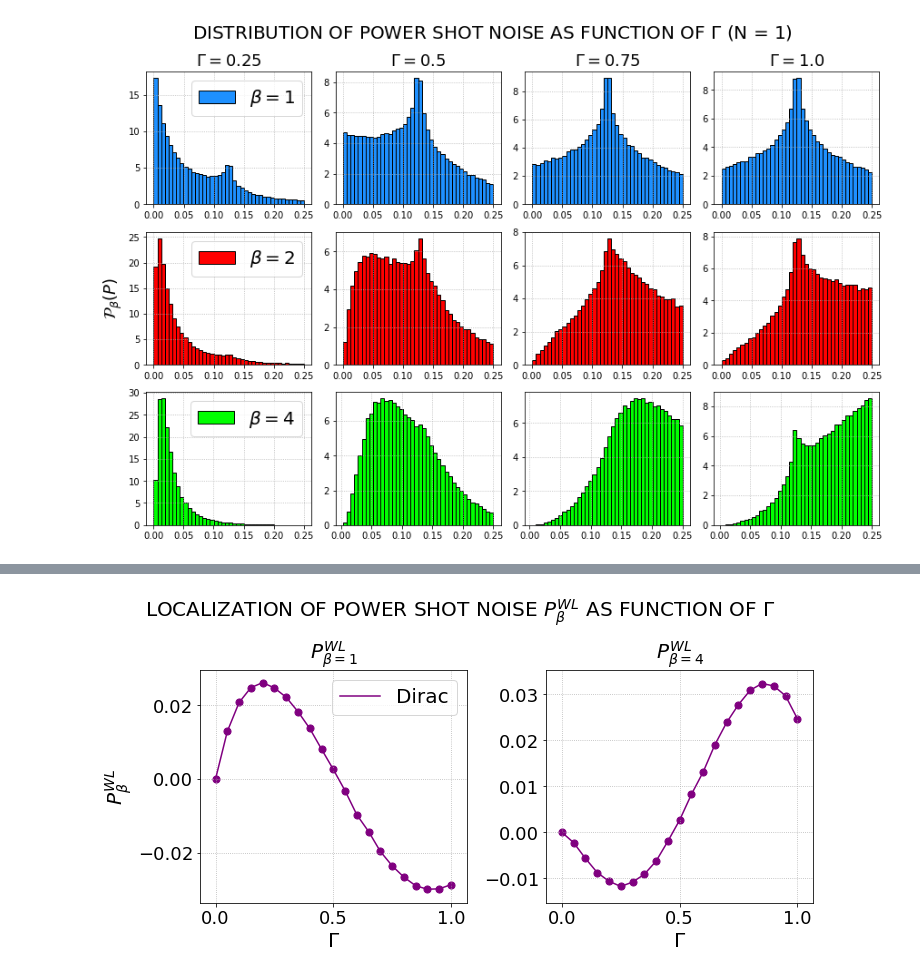
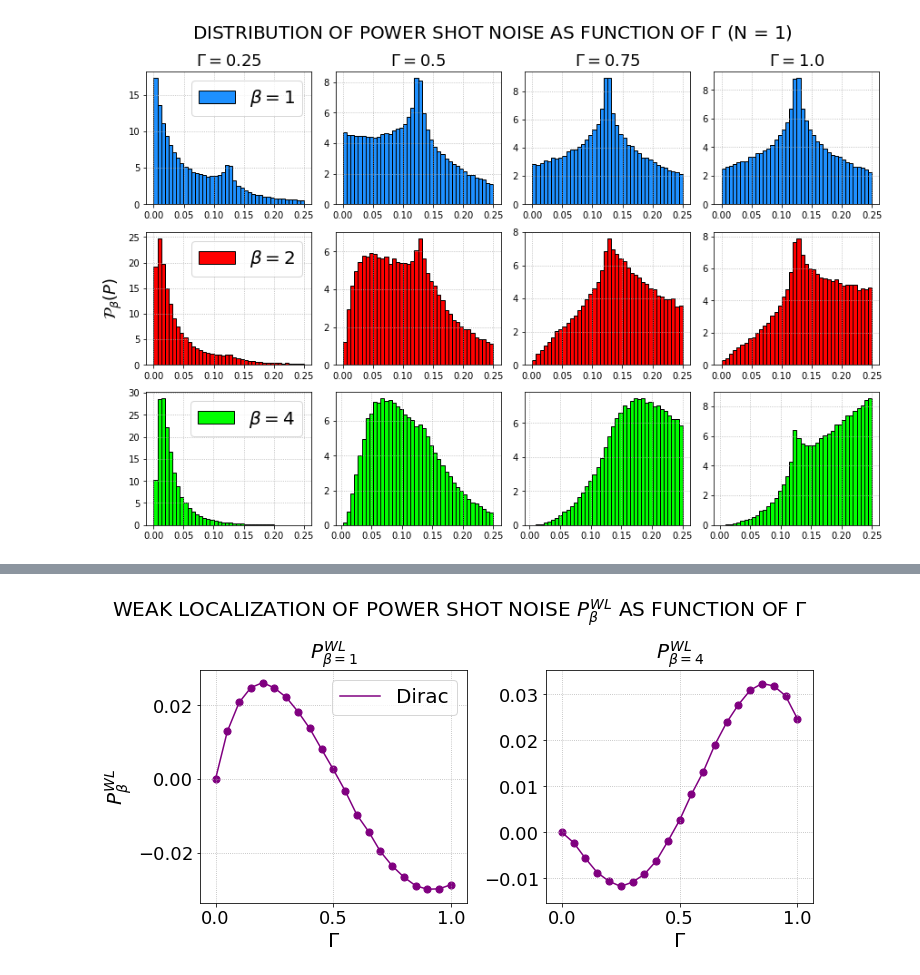
Before and after one commit to Rafffaelb/Dirac_Billiard, a Jupyter notebook: Chiral/Data_Analysis/Dirac_Conductance_ShotNoise.ipynb, the cells around one changed output, grey strips where cells are left out. Saved outputs shown, nothing was run; the diff lists cells and outputs as text; code cells hidden in the pictures.

```diff
--- a/Chiral/Data_Analysis/Dirac_Conductance_ShotNoise.ipynb
+++ b/Chiral/Data_Analysis/Dirac_Conductance_ShotNoise.ipynb
@@ -768,34 +768,34 @@ for j in range(0,2):
 # %%
 fig, axs = plt.subplots(1,2, figsize = (10,5), constrained_layout = True)
 
-fig.suptitle(r'LOCALIZATION OF POWER SHOT NOISE $P^{WL}_{\beta}$ AS FUNCTION OF $\Gamma$', fontsize = 20)
+fig.suptitle(r'WEAK LOCALIZATION OF POWER SHOT NOISE $P^{WL}_{\beta}$ AS FUNCTION OF $\Gamma$', fontsize = 20)
 
 
 for j in range(0,2):
 
     if (j == 0):
         axs[0].set_title(r'$P^{WL}_{\beta = 1}$', fontsize = 20)
         axs[0].set_ylabel(r'$P^{WL}_{\beta}$', fontsize = 20)
 
         variable_1 = meanP_O_1 - meanP_U_1;
     else:
         if (j == 1):
 
             axs[1].set_title(r'$P^{WL}_{\beta = 4}$', fontsize = 20)
 
             variable_1 = meanP_S_1 - meanP_U_1;
 
 
     for k in range(0,len(meanG_O_1)):
         axs[j].scatter((k)/20, variable_1[k], s = 50, color = 'purple', alpha = 1)
 
 
     axs[j].plot([i/20 for i in range(0,21)], variable_1, label = 'Dirac', color = 'purple', linestyle = '-')
 
     axs[j].grid(linestyle=':')
     axs[0].legend(fontsize = 20)
 
     axs[j].set_xlabel(r'$\Gamma$', fontsize = 20)
     axs[j].tick_params(axis = 'both', which = 'major', labelsize = 18)
 # %% [output]
-[figure, old version]
+[figure, new version]
```
Also changed, not shown: parts of 1 cell of this notebook.
